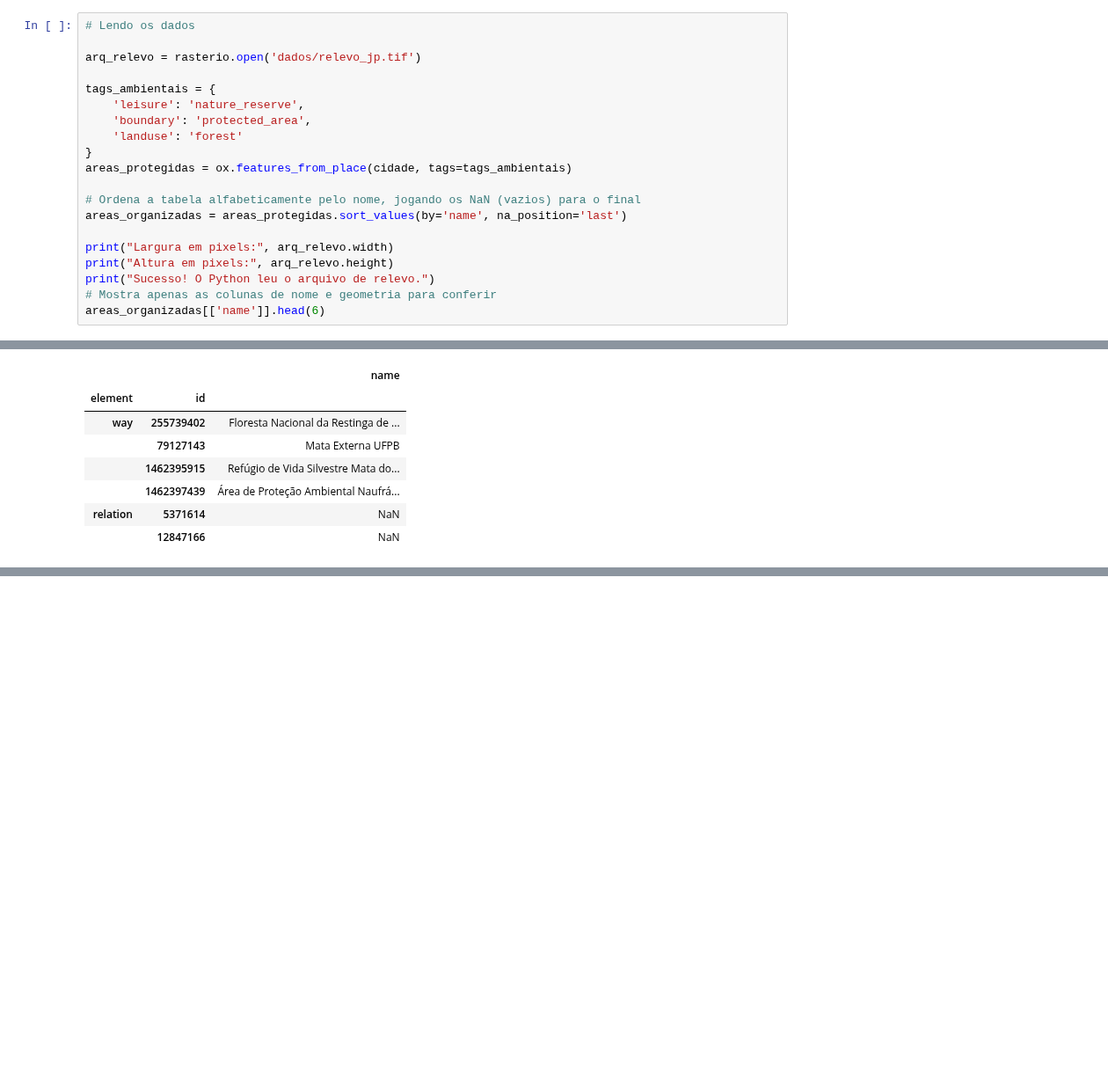
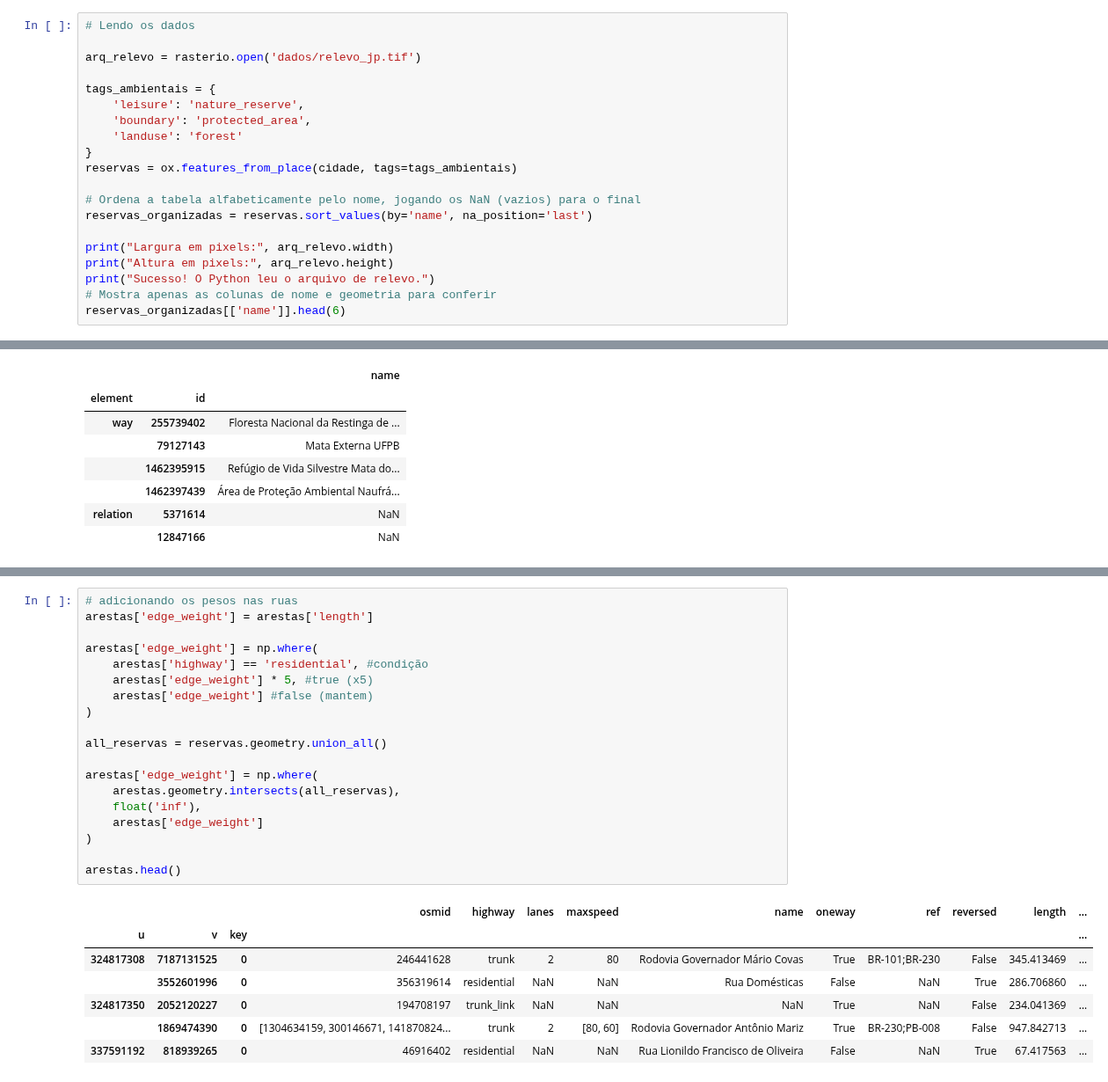
Before and after one commit to AugustoFerrer/vlt-route-optimizer, a Jupyter notebook: 01_v2_otimizador_multicriterio.ipynb, the cells around one changed output, grey strips where cells are left out. Shown at 88% size. Drawn from its saved outputs; the diff is of its cells as text; blank space fills up the shorter version.

```diff
--- a/01_v2_otimizador_multicriterio.ipynb
+++ b/01_v2_otimizador_multicriterio.ipynb
@@ -41,16 +40,16 @@ tags_ambientais = {
     'boundary': 'protected_area',
     'landuse': 'forest'
 }
-areas_protegidas = ox.features_from_place(cidade, tags=tags_ambientais)
+reservas = ox.features_from_place(cidade, tags=tags_ambientais)
 
 # Ordena a tabela alfabeticamente pelo nome, jogando os NaN (vazios) para o final
-areas_organizadas = areas_protegidas.sort_values(by='name', na_position='last')
+reservas_organizadas = reservas.sort_values(by='name', na_position='last')
 
 print("Largura em pixels:", arq_relevo.width)
 print("Altura em pixels:", arq_relevo.height)
 print("Sucesso! O Python leu o arquivo de relevo.")
 # Mostra apenas as colunas de nome e geometria para conferir
-areas_organizadas[['name']].head(6)
+reservas_organizadas[['name']].head(6)
 # %% [output]
 Largura em pixels: 5400
 Altura em pixels: 3600
@@ -86,3 +102,30 @@ mapa_reservas
+# %%
+# adicionando os pesos nas ruas
+arestas['edge_weight'] = arestas['length']
+
+arestas['edge_weight'] = np.where(
+    arestas['highway'] == 'residential', #condição
+    arestas['edge_weight'] * 5, #true (x5)
+    arestas['edge_weight'] #false (mantem)
+)
+
+all_reservas = reservas.geometry.union_all()
+
+arestas['edge_weight'] = np.where(
+    arestas.geometry.intersects(all_reservas),
+    float('inf'),
+    arestas['edge_weight']
+)
+
+arestas.head()
+# %% [output]
+|  |  |  | osmid | highway | lanes | maxspeed | name | oneway | ref | reversed | length | ... |
+| u | v | key |  |  |  |  |  |  |  |  |  | ... |
+| 324817308 | 7187131525 | 0 | 246441628 | trunk | 2 | 80 | Rodovia Governador Mário Covas | True | BR-101;BR-230 | False | 345.413469 | ... |
+|  | 3552601996 | 0 | 356319614 | residential | NaN | NaN | Rua Domésticas | False | NaN | True | 286.706860 | ... |
+| 324817350 | 2052120227 | 0 | 194708197 | trunk_link | NaN | NaN | NaN | True | NaN | False | 234.041369 | ... |
+|  | 1869474390 | 0 | [1304634159, 300146671, 141870824... | trunk | 2 | [80, 60] | Rodovia Governador Antônio Mariz | True | BR-230;PB-008 | False | 947.842713 | ... |
+| 337591192 | 818939265 | 0 | 46916402 | residential | NaN | NaN | Rua Lionildo Francisco de Oliveira | False | NaN | True | 67.417563 | ... |
 # %%
 # Dados da origem e destino
 origin_lat = -7.118200
```
Also changed, not shown: parts of 4 cells of this notebook, 4 other files.
